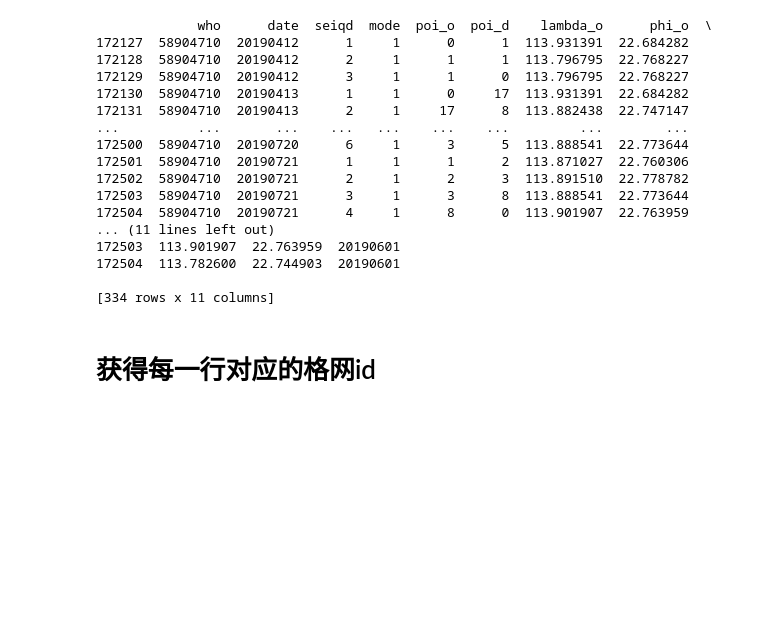
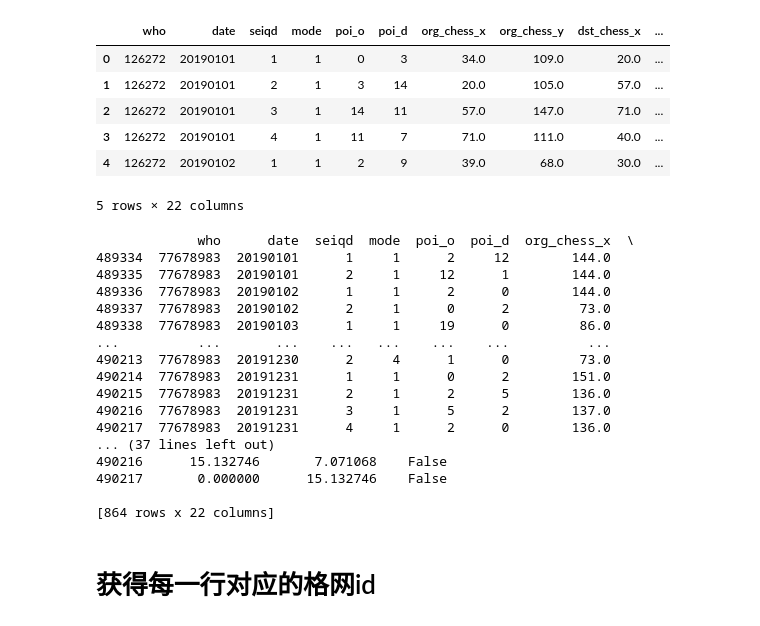
Before and after one commit to BoyangL1/sbirl-spatial-cognition, a Jupyter notebook: move_chain/traj_visual.ipynb, the cells around one changed output. Saved outputs shown, nothing was run; the diff lists cells and outputs as text; code cells hidden in the pictures; blank space fills up the shorter version.

```diff
--- a/move_chain/traj_visual.ipynb
+++ b/move_chain/traj_visual.ipynb
@@ -10,28 +10,37 @@ travel_chain=pd.read_csv('../data/travelChain_test.csv')
+# %%
+travel_chain.head(5)
+# %% [output]
+|  | who | date | seiqd | mode | poi_o | poi_d | org_chess_x | org_chess_y | dst_chess_x | ... |
+| 0 | 126272 | 20190101 | 1 | 1 | 0 | 3 | 34.0 | 109.0 | 20.0 | ... |
+| 1 | 126272 | 20190101 | 2 | 1 | 3 | 14 | 20.0 | 105.0 | 57.0 | ... |
+| 2 | 126272 | 20190101 | 3 | 1 | 14 | 11 | 57.0 | 147.0 | 71.0 | ... |
+| 3 | 126272 | 20190101 | 4 | 1 | 11 | 7 | 71.0 | 111.0 | 40.0 | ... |
+| 4 | 126272 | 20190102 | 1 | 1 | 2 | 9 | 39.0 | 68.0 | 30.0 | ... |
+5 rows × 22 columns
 # %%
 unique_whos = travel_chain['who'].unique()
-# random_who = random.choice(unique_whos)
-random_who = 58904710
+random_who = random.choice(unique_whos)
 one_df = travel_chain[travel_chain['who'] == random_who]
 df = one_df.dropna()
 print(df)
 # %% [output]
-             who      date  seiqd  mode  poi_o  poi_d    lambda_o      phi_o  \
-172127  58904710  20190412      1     1      0      1  113.931391  22.684282
-172128  58904710  20190412      2     1      1      1  113.796795  22.768227
-172129  58904710  20190412      3     1      1      0  113.796795  22.768227
-172130  58904710  20190413      1     1      0     17  113.931391  22.684282
-172131  58904710  20190413      2     1     17      8  113.882438  22.747147
-...          ...       ...    ...   ...    ...    ...         ...        ...
-172500  58904710  20190720      6     1      3      5  113.888541  22.773644
-172501  58904710  20190721      1     1      1      2  113.871027  22.760306
-172502  58904710  20190721      2     1      2      3  113.891510  22.778782
-172503  58904710  20190721      3     1      3      8  113.888541  22.773644
-172504  58904710  20190721      4     1      8      0  113.901907  22.763959
-... (11 lines left out)
-172503  113.901907  22.763959  20190601
-172504  113.782600  22.744903  20190601
+             who      date  seiqd  mode  poi_o  poi_d  org_chess_x  \
+489334  77678983  20190101      1     1      2     12        144.0
+489335  77678983  20190101      2     1     12      1        144.0
+489336  77678983  20190102      1     1      2      0        144.0
+489337  77678983  20190102      2     1      0      2         73.0
+489338  77678983  20190103      1     1     19      0         86.0
+...          ...       ...    ...   ...    ...    ...          ...
+490213  77678983  20191230      2     4      1      0         73.0
+490214  77678983  20191231      1     1      0      2        151.0
+490215  77678983  20191231      2     1      2      5        136.0
+490216  77678983  20191231      3     1      5      2        137.0
+490217  77678983  20191231      4     1      2      0        136.0
+... (37 lines left out)
+490216      15.132746       7.071068    False
+490217       0.000000      15.132746    False
 
-[334 rows x 11 columns]
+[864 rows x 22 columns]
 # %% [markdown]
 # 获得每一行对应的格网id
 # %%
```
Also changed, not shown: parts of 8 cells of this notebook, 3 other files.
